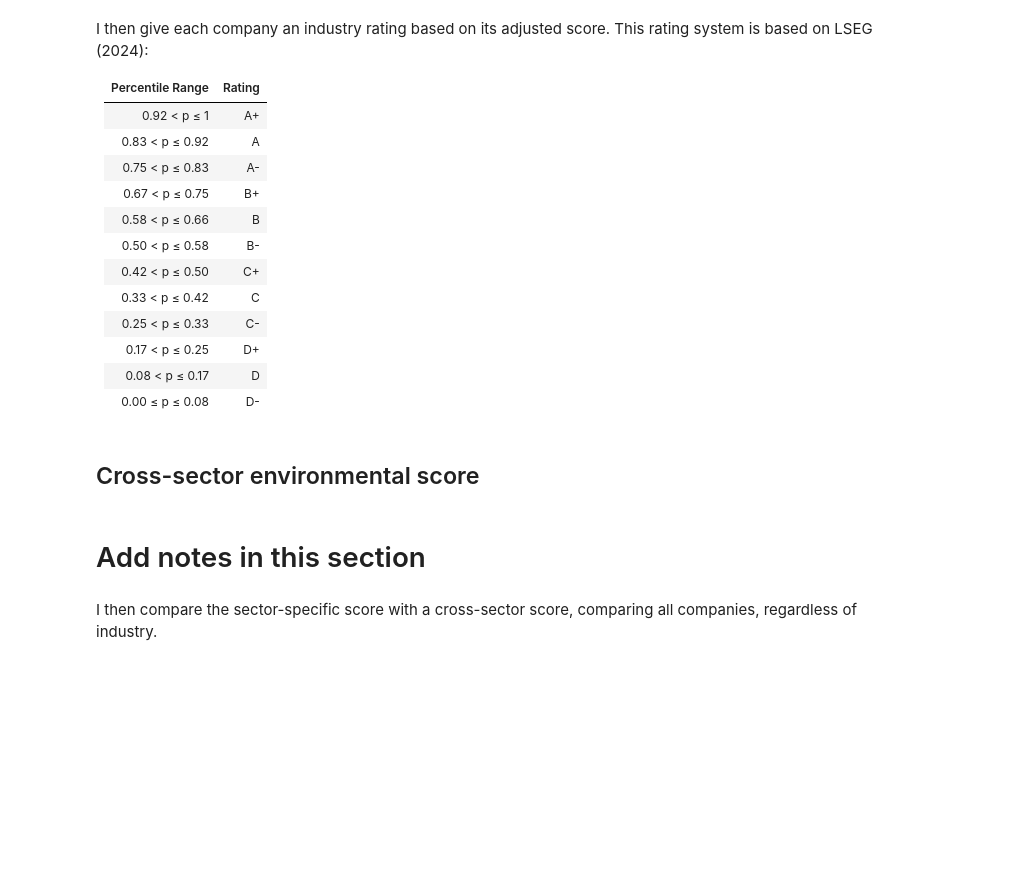
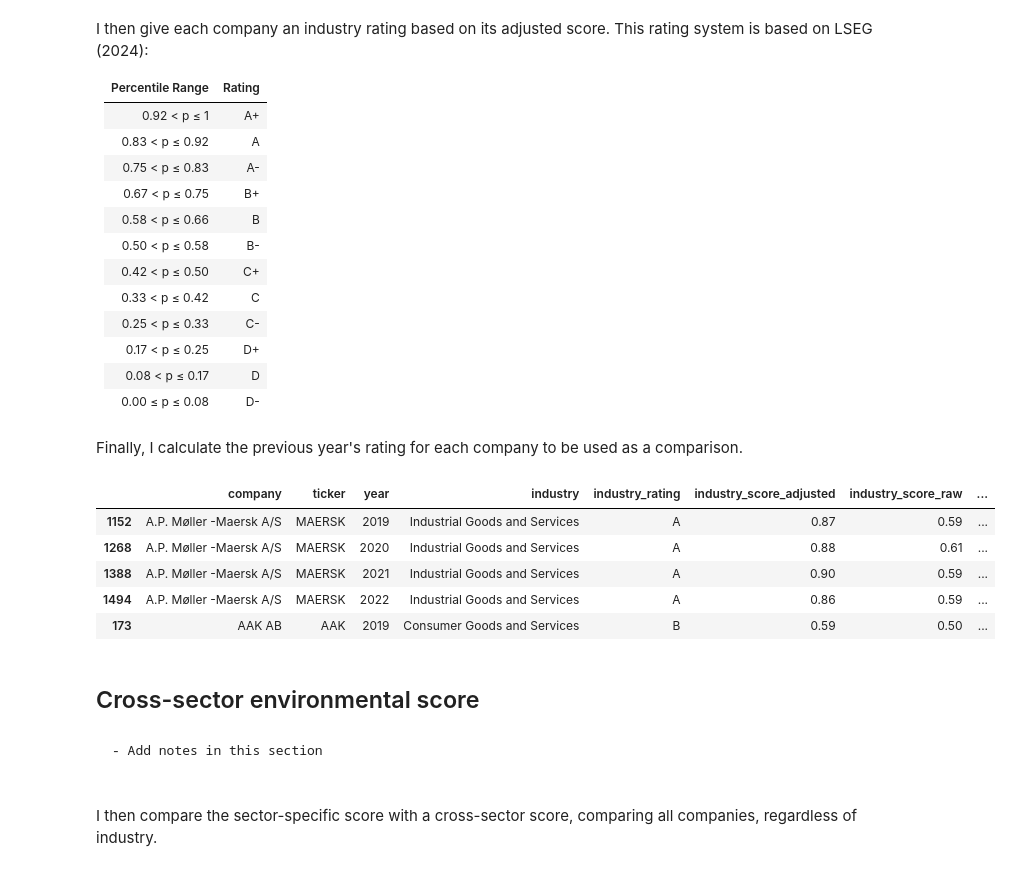
Before and after one commit to jamesdavies010/ESG-projects, a Jupyter notebook: notebooks/Nordic_Compass_02_Reporting.ipynb, the cells around one changed output. Drawn from its saved outputs; the diff is of its cells as text; code cells hidden in the pictures; blank space fills up the shorter version.

````diff
--- a/notebooks/Nordic_Compass_02_Reporting.ipynb
+++ b/notebooks/Nordic_Compass_02_Reporting.ipynb
@@ -549,3 +531,22 @@ sector_specific_scoring_df = sector_specific_scoring_df[first_cols + remaining_c
+# %% [markdown]
+Finally, I calculate the previous year's rating for each company to be used as a comparison.
+# %%
+sector_specific_scoring_df = sector_specific_scoring_df.sort_values(
+    ["company", "year"]
+).assign(
+    industry_rating_previous_year=lambda df: df.groupby("company")[
+        "industry_rating"
+    ].shift(1)
+)
+# %%
+sector_specific_scoring_df.head()
+# %% [output]
+|  | company | ticker | year | industry | industry_rating | industry_score_adjusted | industry_score_raw | ... |
+| 1152 | A.P. Møller -Maersk A/S | MAERSK | 2019 | Industrial Goods and Services | A | 0.87 | 0.59 | ... |
+| 1268 | A.P. Møller -Maersk A/S | MAERSK | 2020 | Industrial Goods and Services | A | 0.88 | 0.61 | ... |
+| 1388 | A.P. Møller -Maersk A/S | MAERSK | 2021 | Industrial Goods and Services | A | 0.90 | 0.59 | ... |
+| 1494 | A.P. Møller -Maersk A/S | MAERSK | 2022 | Industrial Goods and Services | A | 0.86 | 0.59 | ... |
+| 173 | AAK AB | AAK | 2019 | Consumer Goods and Services | B | 0.59 | 0.50 | ... |
 # %%
 # sector_specific_scoring_df[
 #     (sector_specific_scoring_df["industry"] == "Energy and Utilities")
@@ -554,7 +555,8 @@ sector_specific_scoring_df = sector_specific_scoring_df[first_cols + remaining_c
 # %% [markdown]
 ## Cross-sector environmental score
 # %% [markdown]
-# Add notes in this section
+```diff
+- Add notes in this section
 # %% [markdown]
 I then compare the sector-specific score with a cross-sector score, comparing all companies, regardless of industry.
 # %% [markdown]
````
Also changed, not shown: parts of 29 cells of this notebook, 1 other file.
